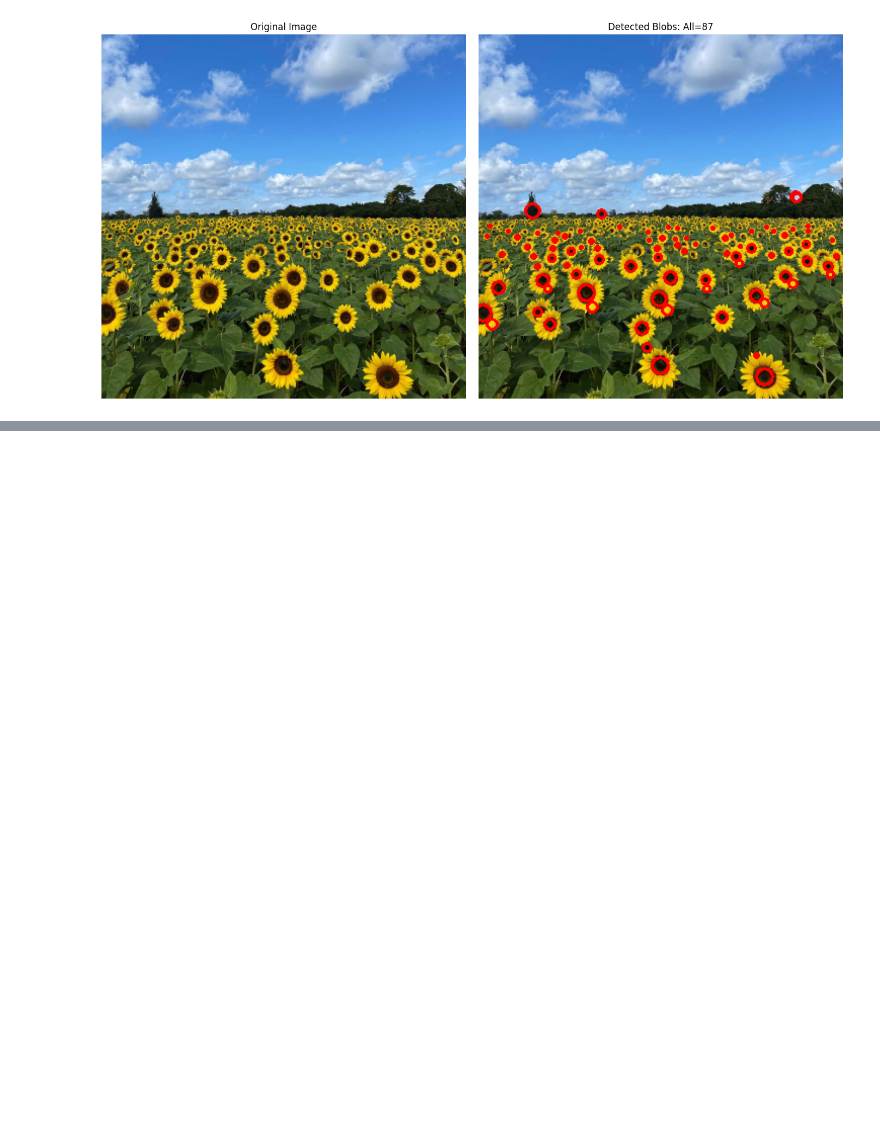
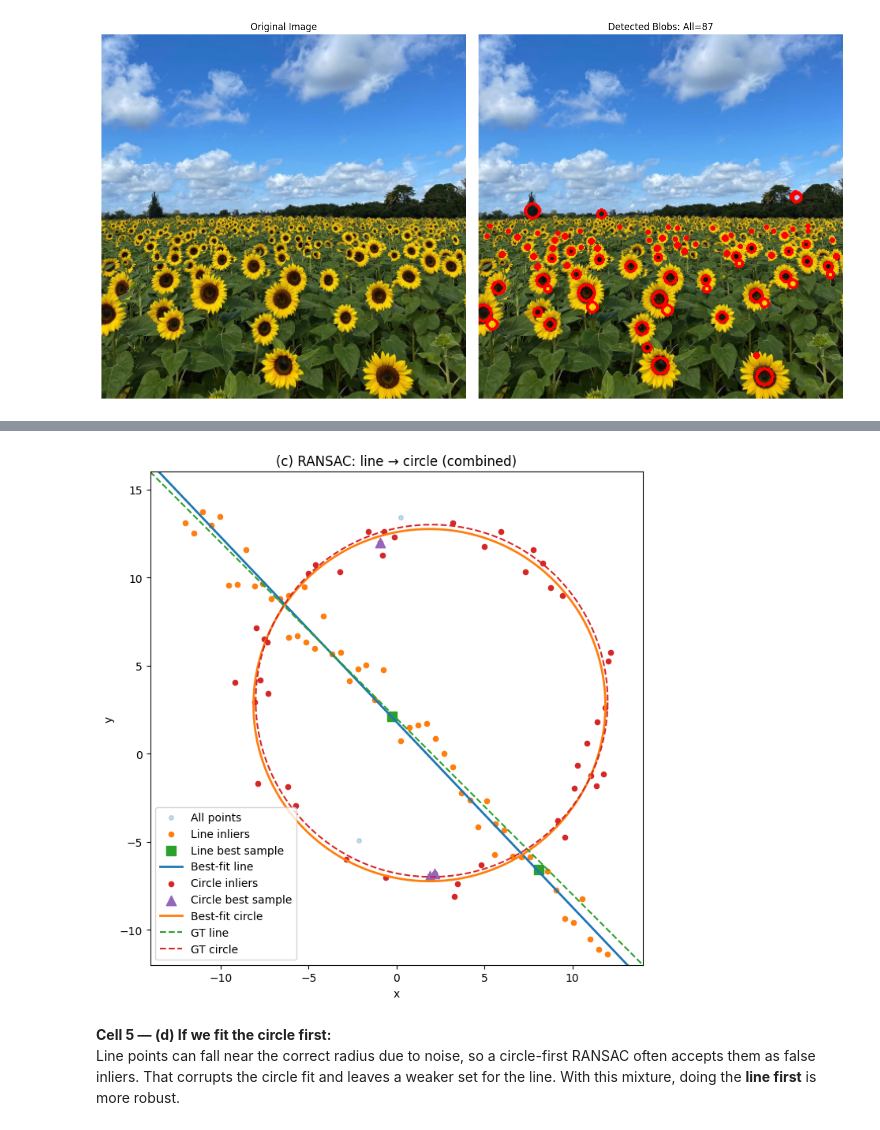
Before and after one commit to KiranGunathilaka/en3160_image_processing_machine_vision, a Jupyter notebook: assign2/220197E_a02.ipynb, the cells around one changed output, grey strips where cells are left out. Cells and saved outputs as stored; diff of their text form; code cells hidden in the pictures; blank space fills up the shorter version.

```diff
--- a/assign2/220197E_a02.ipynb
+++ b/assign2/220197E_a02.ipynb
@@ -89,0 +295,32 @@ Processed scale 12/20: sigma=3.89
+# %%
+# Cell 4 — (c) Combined: all points, best samples, inliers, and best-fit models
+
+fig, ax = plt.subplots(figsize=(7.2, 7.2))
+ax.scatter(X[:,0], X[:,1], s=16, alpha=0.25, label='All points')
+
+# line stuff
+ax.scatter(X[best_inliers,0], X[best_inliers,1], s=20, label='Line inliers')
+ax.scatter(X[best_sample,0], X[best_sample,1], s=80, marker='s', label='Line best sample')
+xx = np.array([-14.0, 14.0])
+yy = -(best_a*xx + best_d)/best_b
+ax.plot(xx, yy, linewidth=2, label='Best-fit line')
+
+# circle stuff
+ax.scatter(X_rem[bestC_inliers,0], X_rem[bestC_inliers,1], s=20, label='Circle inliers')
+ax.scatter(X_rem[bestC_sample,0], X_rem[bestC_sample,1], s=80, marker='^', label='Circle best sample')
+theta = np.linspace(0, 2*np.pi, 360)
+ax.plot(best_x0 + best_R*np.cos(theta), best_y0 + best_R*np.sin(theta), linewidth=2, label='Best-fit circle')
+
+# also overlay GT for reference (dashed)
+ax.plot(xx, m_gt*xx + b_gt, linestyle='--', label='GT line')
+ax.plot(x0_gt + r*np.cos(theta), y0_gt + r*np.sin(theta), linestyle='--', label='GT circle')
+
+ax.set_aspect('equal'); ax.set_xlim(-14, 14); ax.set_ylim(-12, 16)
+ax.set_title('(c) RANSAC: line → circle (combined)')
+ax.set_xlabel('x'); ax.set_ylabel('y'); ax.legend()
+plt.tight_layout(); plt.show()
+# %% [output]
+[figure, added]
+# %% [markdown]
+**Cell 5 — (d) If we fit the circle first:**
+Line points can fall near the correct radius due to noise, so a circle-first RANSAC often accepts them as false inliers. That corrupts the circle fit and leaves a weaker set for the line. With this mixture, doing the **line first** is more robust.
```
Also changed, not shown: parts of 7 cells of this notebook, 4 other files.
